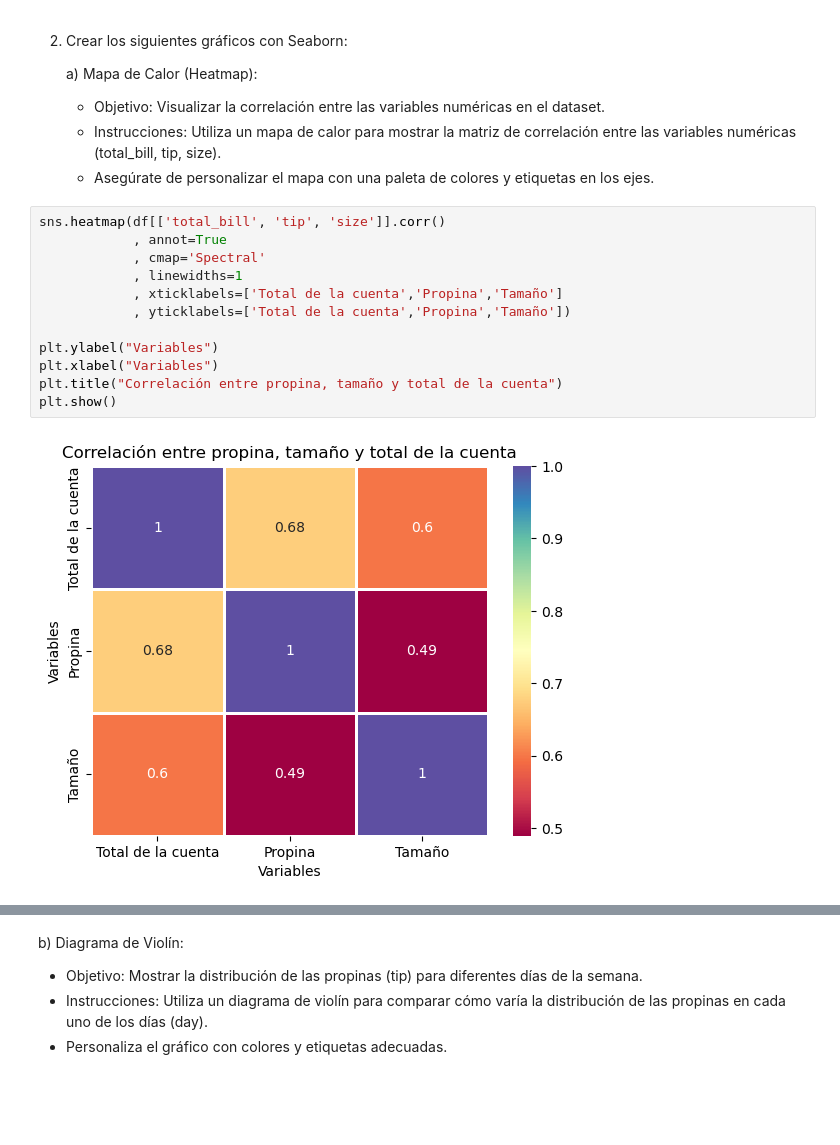
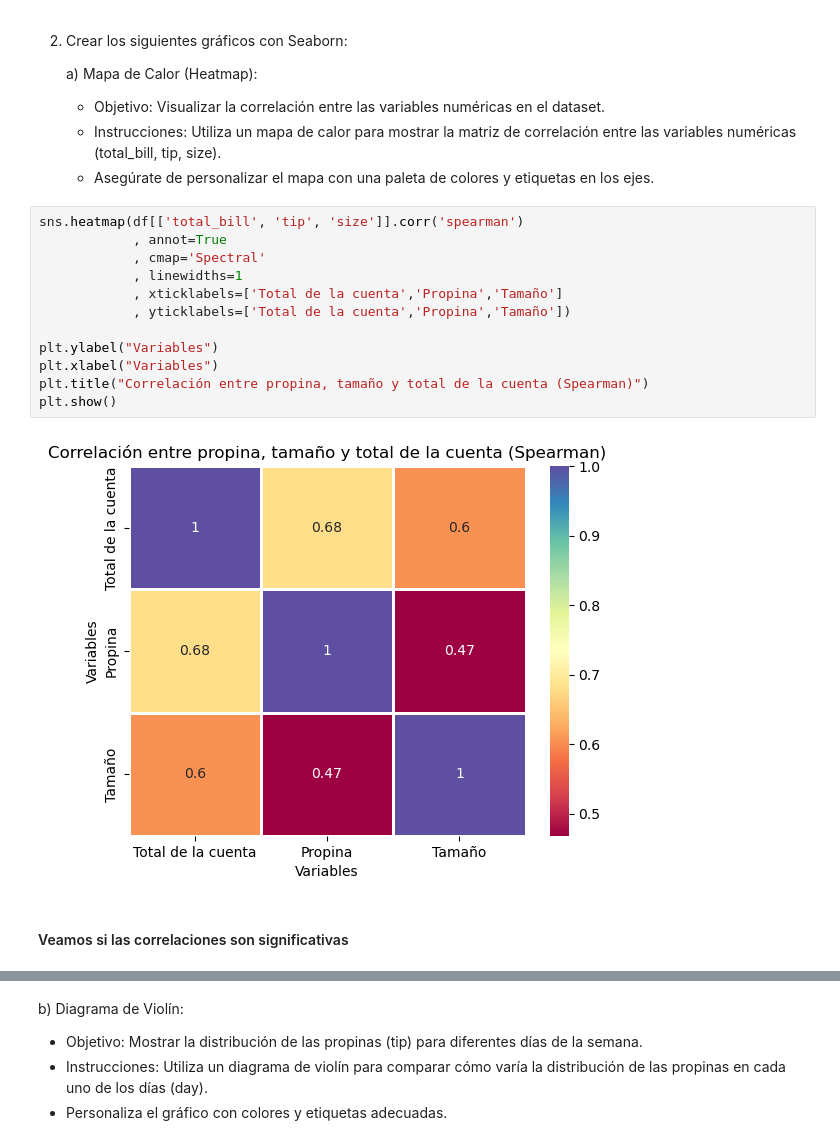
Before and after one commit to jarglez/ProgramacionPractica8, a Jupyter notebook: Practica8.ipynb, the cells around one changed output, grey strips where cells are left out. Cells and saved outputs as stored; diff of their text form; blank space fills up the shorter version.

```diff
--- a/Practica8.ipynb
+++ b/Practica8.ipynb
@@ -102,16 +105,18 @@ Total rows 244 and in all columns are 244 non-null
     - Instrucciones: Utiliza un mapa de calor para mostrar la matriz de correlación entre las variables numéricas (total_bill, tip, size).
     - Asegúrate de personalizar el mapa con una paleta de colores y etiquetas en los ejes.
 # %%
-sns.heatmap(df[['total_bill', 'tip', 'size']].corr()
+sns.heatmap(df[['total_bill', 'tip', 'size']].corr('spearman')
             , annot=True
             , cmap='Spectral'
             , linewidths=1
             , xticklabels=['Total de la cuenta','Propina','Tamaño']
             , yticklabels=['Total de la cuenta','Propina','Tamaño'])
 
 plt.ylabel("Variables")
 plt.xlabel("Variables")
-plt.title("Correlación entre propina, tamaño y total de la cuenta")
+plt.title("Correlación entre propina, tamaño y total de la cuenta (Spearman)")
 plt.show()
 # %% [output]
-[figure, old version]
+[figure, new version]
+# %% [markdown]
+#### Veamos si las correlaciones son significativas
```
Also changed, not shown: parts of 7 cells of this notebook.
